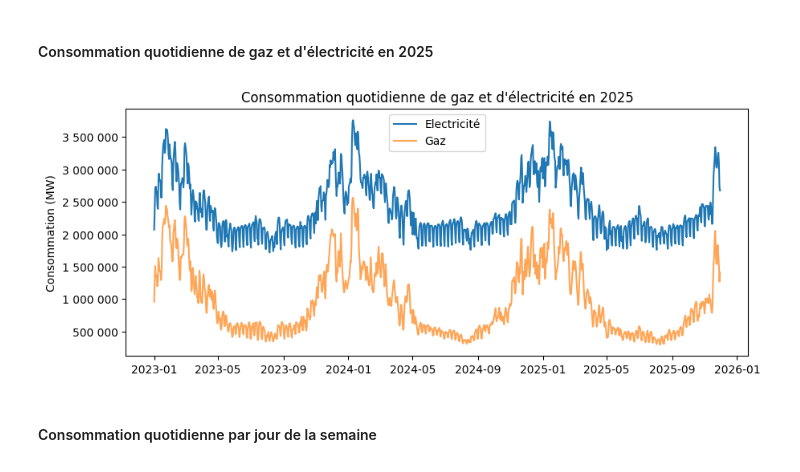
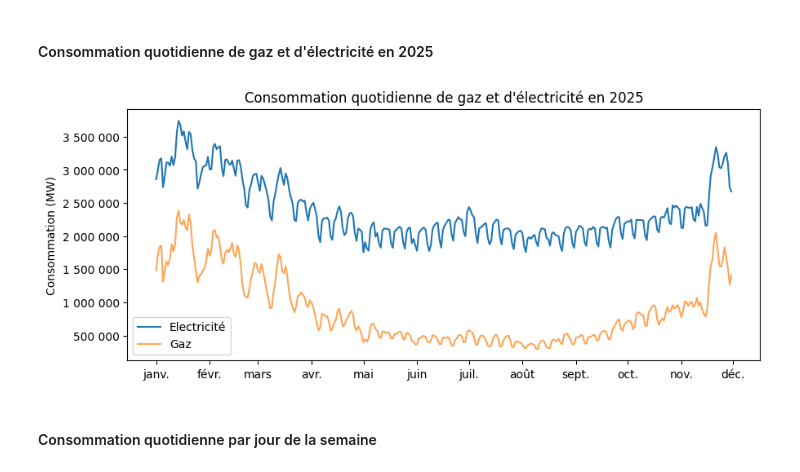
Before and after one commit to 007337-lil/MLOPS, a Jupyter notebook: stats_desc.ipynb, the cells around one changed output. Drawn from its saved outputs; the diff is of its cells as text; code cells hidden in the pictures.

```diff
--- a/stats_desc.ipynb
+++ b/stats_desc.ipynb
@@ -133,37 +134,40 @@ df_agg_gaz = (
     .agg({'con_bru_gaz_tot': 'sum'})
     .reset_index()
 )
 df_agg_ele = (
     df_ele
     .groupby(['dat', 'year'])
     .agg({'con_bru_ele_rte': 'sum'})
     .reset_index()
 )
 plt.figure(figsize=(10, 4))
 sns.lineplot(
-    data=df_agg_ele.loc[df_agg_ele['year']>=2023],
+    data=df_agg_ele.loc[df_agg_ele['year']==2025],
     x='dat',
     y='con_bru_ele_rte',
     label='Electricité')
 sns.lineplot(
-    data=df_agg_gaz.loc[df_agg_gaz['year']>=2023],
+    data=df_agg_gaz.loc[df_agg_gaz['year']==2025],
     x='dat',
     y='con_bru_gaz_tot',
     label='Gaz',
     alpha=0.7)
+ax = plt.gca()
+ax.xaxis.set_major_locator(mdates.MonthLocator())
+ax.xaxis.set_major_formatter(mdates.DateFormatter('%b'))
 
-ax = plt.gca()
 ax.yaxis.set_major_formatter(
     ticker.FuncFormatter(lambda x, pos: f"{int(x):,}".replace(",", " "))
 )
+
 
 plt.title('Consommation quotidienne de gaz et d\'électricité en 2025')
 plt.ylabel("Consommation (MW)")
 plt.xlabel("")
 
 plt.show()
 # %% [output]
-[figure, old version]
+[figure, new version]
 # %% [markdown]
 #### Consommation quotidienne par jour de la semaine
 # %%
```
Also changed, not shown: parts of 6 cells of this notebook.
